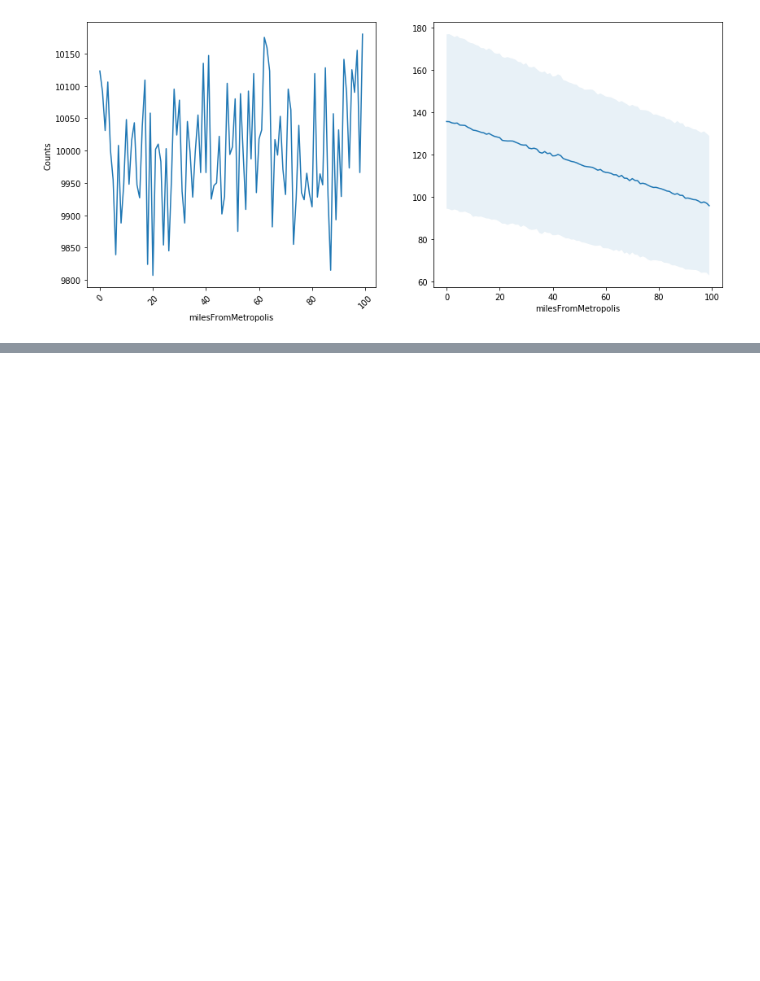
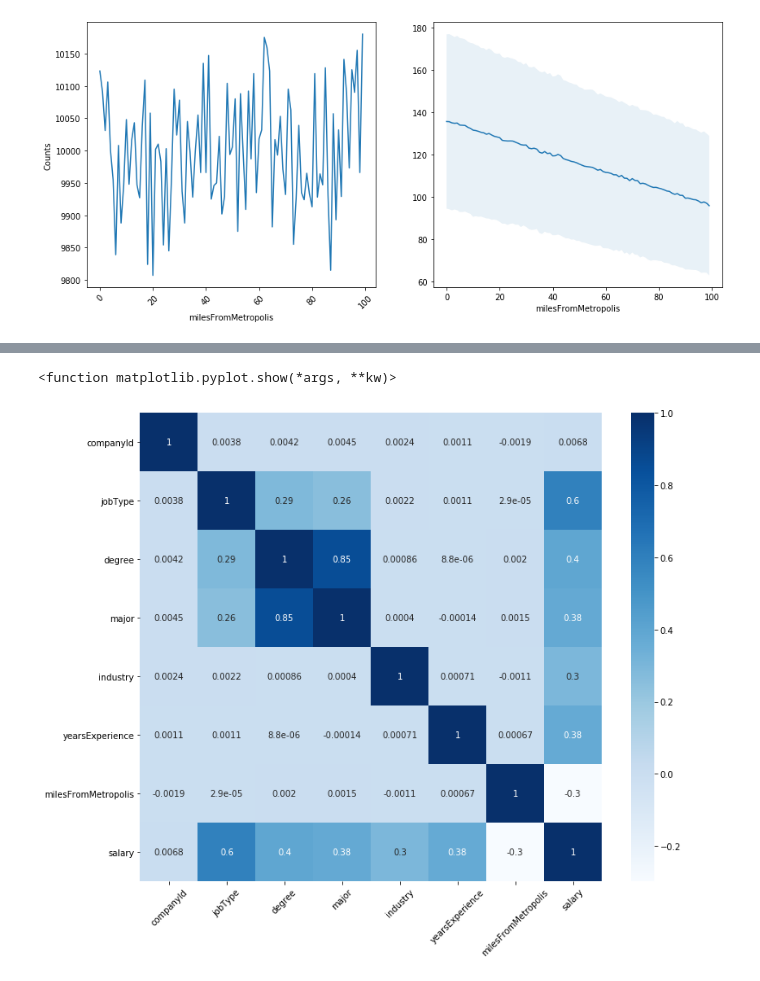
Before and after one commit to aeshac/Salary-Prediction, a Jupyter notebook: Salary Prediction.ipynb, the cells around one changed output, grey strips where cells are left out. Saved outputs shown, nothing was run; the diff lists cells and outputs as text; code cells hidden in the pictures; blank space fills up the shorter version.

```diff
--- a/Salary Prediction.ipynb
+++ b/Salary Prediction.ipynb
@@ -409,0 +442,12 @@ plot_feature(train_df,'milesFromMetropolis')
+# %%
+def encode_label(df,col):
+    # encode the categories using average salary for each cateegory to replace label
+    cat_dict={}
+    cats= df[col].cat.categories.tolist()
+    for cat in cats:
+        cat_dict[cat]=train_df[train_df[col]==cat]['salary'].mean()
+    df[col]=df[col].map(cat_dict)
+# %%
+for col in train_df.columns:
+    if train_df[col].dtype.name == 'category':
+        encode_label(train_df,col)
@@ -409,0 +482,14 @@ plot_feature(train_df,'milesFromMetropolis')
+# %%
+# correlation between features and response
+# jobId removed since it is unique for all
+for col in train_df.columns:
+    if train_df[col].dtype.name == 'category':
+        train_df[col] = train_df[col].astype('int64')
+fig = plt.figure(figsize=(12,10))
+features = ['companyId','jobType','degree','major','industry','yearsExperience','milesFromMetropolis']
+sns.heatmap(train_df[features+['salary']].corr(),cmap='Blues',annot=True)
+plt.xticks(rotation=45)
+plt.show
+# %% [output]
+<function matplotlib.pyplot.show(*args, **kw)>
+[figure, added]
```
Also changed, not shown: parts of 12 cells of this notebook.
